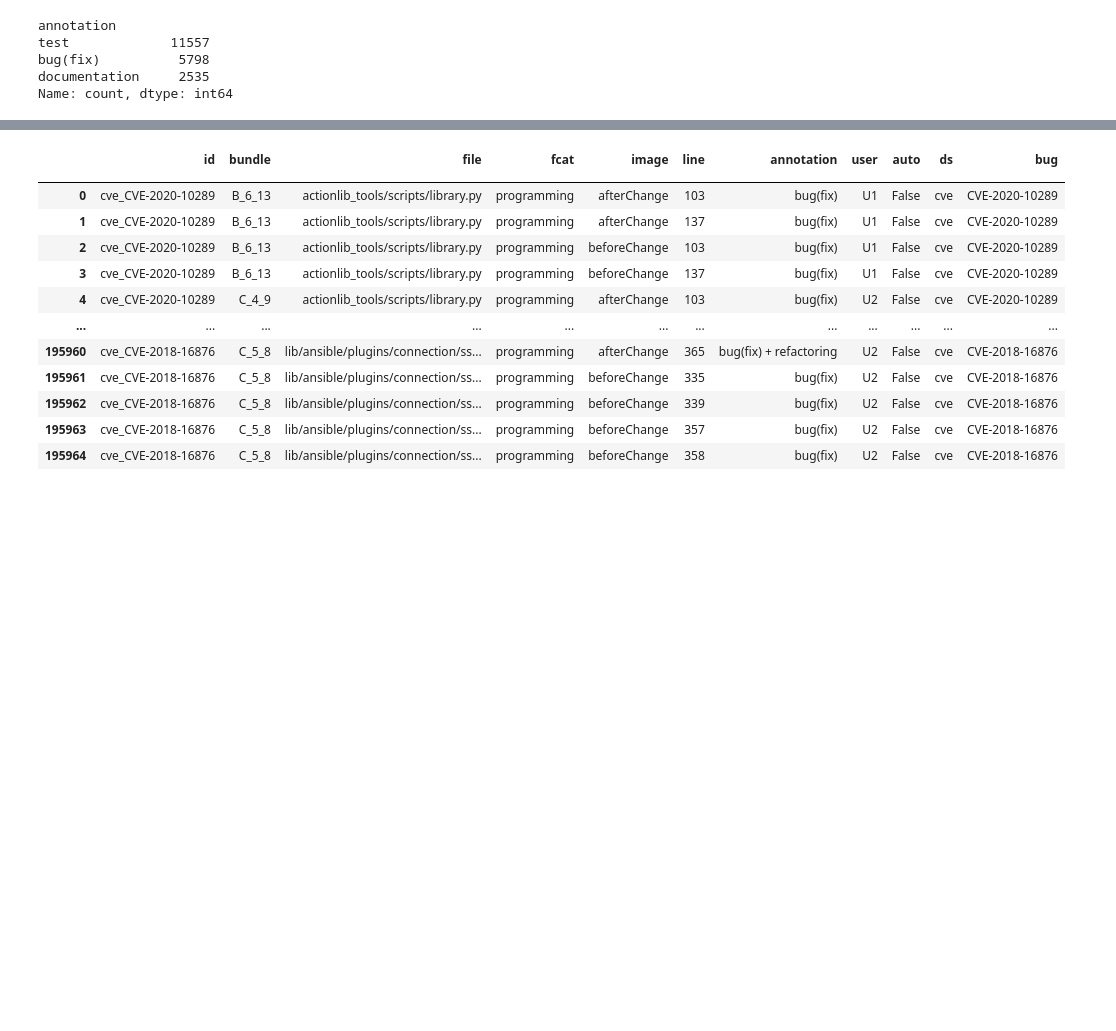
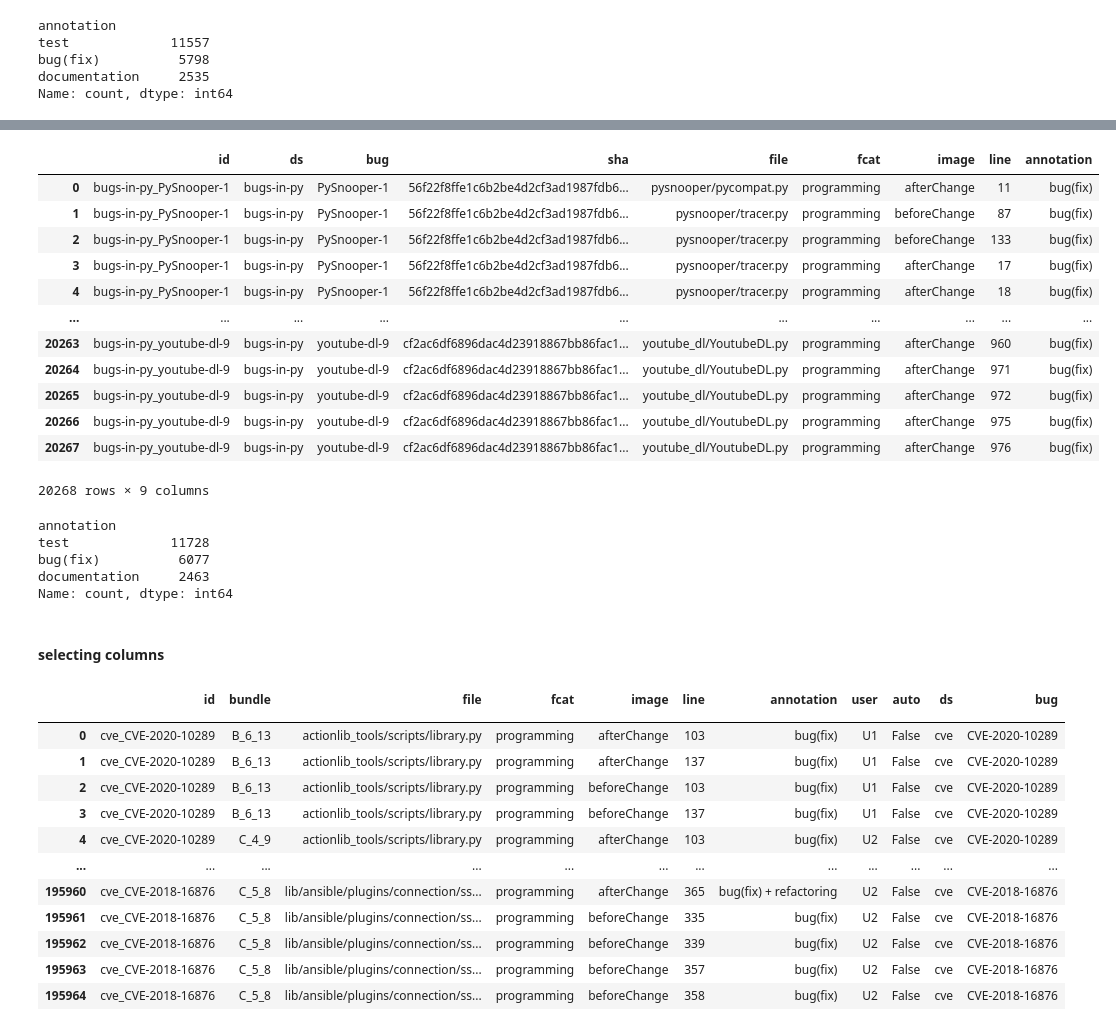
Before and after one commit to ncusi/PatchScope, a Jupyter notebook: notebooks/experiments/01-compare_annotations.ipynb, the cells around one changed output, grey strips where cells are left out. Drawn from its saved outputs; the diff is of its cells as text; code cells hidden in the pictures; blank space fills up the shorter version.

```diff
--- a/notebooks/experiments/01-compare_annotations.ipynb
+++ b/notebooks/experiments/01-compare_annotations.ipynb
@@ -1170,0 +1198,3 @@ Name: count, dtype: int64
+# %%
+bugsinpy_dataset_hapy_bip_dir = '/mnt/data/python-diff-annotator/example_annotations/HaPy-Bug_bip/bugsinpy-dataset'
+bugsinpy_dataset_hapy_bip_dir
@@ -1171,3 +1292,30 @@ Name: count, dtype: int64
+# %%
+hapy_bip_from_dataset_df = pd.DataFrame.from_records(records_from_dataset)
+hapy_bip_from_dataset_df
+# %% [output]
+|  | id | ds | bug | sha | file | fcat | image | line | annotation |
+| 0 | bugs-in-py_PySnooper-1 | bugs-in-py | PySnooper-1 | 56f22f8ffe1c6b2be4d2cf3ad1987fdb6... | pysnooper/pycompat.py | programming | afterChange | 11 | bug(fix) |
+| 1 | bugs-in-py_PySnooper-1 | bugs-in-py | PySnooper-1 | 56f22f8ffe1c6b2be4d2cf3ad1987fdb6... | pysnooper/tracer.py | programming | beforeChange | 87 | bug(fix) |
+| 2 | bugs-in-py_PySnooper-1 | bugs-in-py | PySnooper-1 | 56f22f8ffe1c6b2be4d2cf3ad1987fdb6... | pysnooper/tracer.py | programming | beforeChange | 133 | bug(fix) |
+| 3 | bugs-in-py_PySnooper-1 | bugs-in-py | PySnooper-1 | 56f22f8ffe1c6b2be4d2cf3ad1987fdb6... | pysnooper/tracer.py | programming | afterChange | 17 | bug(fix) |
+| 4 | bugs-in-py_PySnooper-1 | bugs-in-py | PySnooper-1 | 56f22f8ffe1c6b2be4d2cf3ad1987fdb6... | pysnooper/tracer.py | programming | afterChange | 18 | bug(fix) |
+| ... | ... | ... | ... | ... | ... | ... | ... | ... | ... |
+| 20263 | bugs-in-py_youtube-dl-9 | bugs-in-py | youtube-dl-9 | cf2ac6df6896dac4d23918867bb86fac1... | youtube_dl/YoutubeDL.py | programming | afterChange | 960 | bug(fix) |
+| 20264 | bugs-in-py_youtube-dl-9 | bugs-in-py | youtube-dl-9 | cf2ac6df6896dac4d23918867bb86fac1... | youtube_dl/YoutubeDL.py | programming | afterChange | 971 | bug(fix) |
+| 20265 | bugs-in-py_youtube-dl-9 | bugs-in-py | youtube-dl-9 | cf2ac6df6896dac4d23918867bb86fac1... | youtube_dl/YoutubeDL.py | programming | afterChange | 972 | bug(fix) |
+| 20266 | bugs-in-py_youtube-dl-9 | bugs-in-py | youtube-dl-9 | cf2ac6df6896dac4d23918867bb86fac1... | youtube_dl/YoutubeDL.py | programming | afterChange | 975 | bug(fix) |
+| 20267 | bugs-in-py_youtube-dl-9 | bugs-in-py | youtube-dl-9 | cf2ac6df6896dac4d23918867bb86fac1... | youtube_dl/YoutubeDL.py | programming | afterChange | 976 | bug(fix) |
+20268 rows × 9 columns
+# %%
+hapy_bip_from_dataset_df['annotation'].value_counts()
+# %% [output]
+annotation
+test             11728
+bug(fix)          6077
+documentation     2463
+Name: count, dtype: int64
+# %% [markdown]
+#### selecting columns
 # %%
 collective_df_manual
 # %% [output]
```
Also changed, not shown: parts of 22 cells of this notebook.
